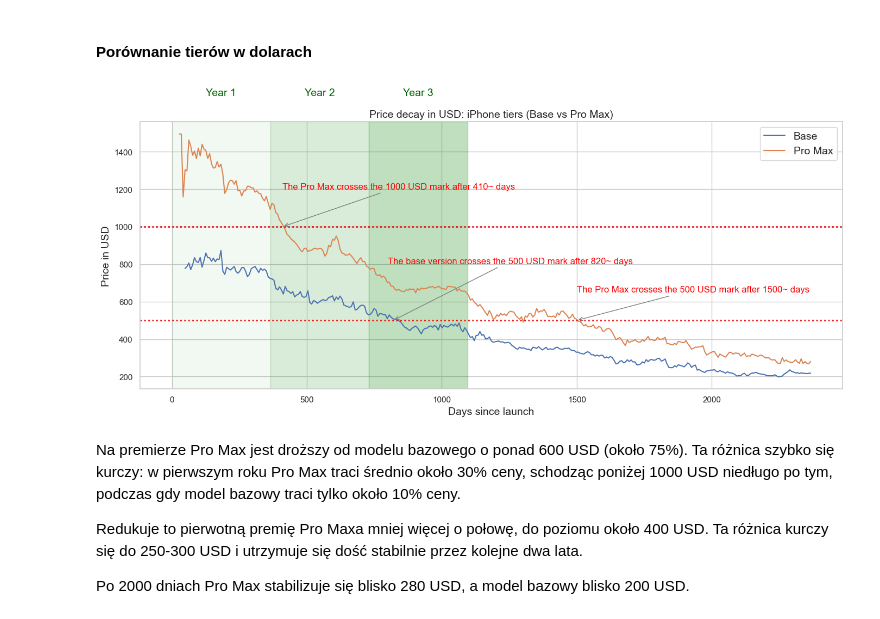
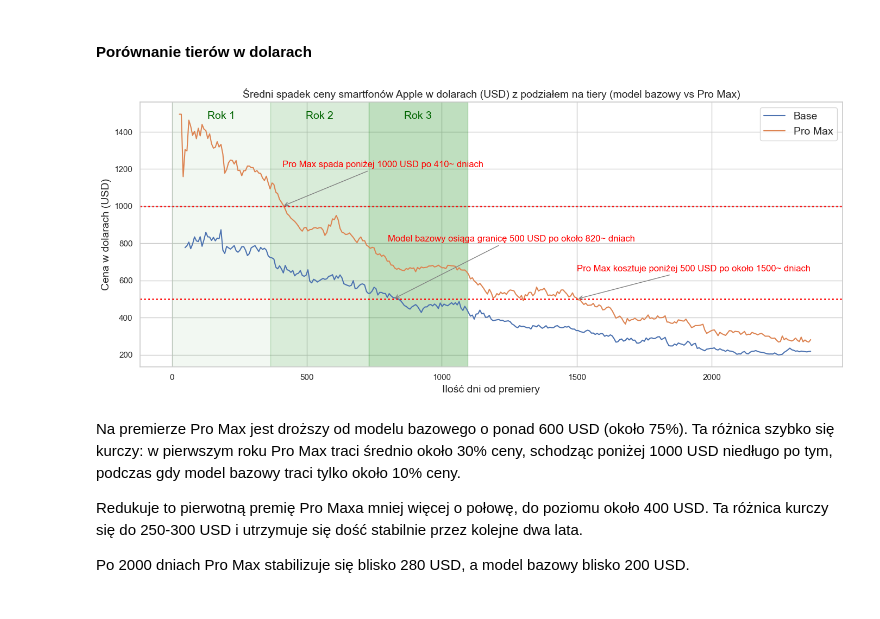
Before and after one commit to ady7ady7/amazon-smartphones-real-data-analysis, a Jupyter notebook: final_project_pl.ipynb, the cells around one changed output. Drawn from its saved outputs; the diff is of its cells as text; code cells hidden in the pictures.

Commit message:
Translated charts EN->PL, exported charts with savefig() to prepare them for the LI post

```diff
--- a/final_project_pl.ipynb
+++ b/final_project_pl.ipynb
@@ -28,7 +28,7 @@ sns.set_theme(style='whitegrid')
 
 Główny zbiór danych zawiera po jednym wierszu na każdy ASIN (każdy produkt, np. Iphone 13 Red 64 GB itd.) na tygodniowy snapshot cenowy. Zacznynam od wczytania danych i zbadania ich struktury.
 # %%
-data_folder = '../data/'
+data_folder = './data/'
 for file in os.listdir(data_folder):
     if 'price_history_full' in file:
         df = pd.read_csv(data_folder + file)
@@ -128,7 +128,7 @@ Na początku korzystałem z pierwszej ceny pobranej z historii Keepa, ale ostate
 
 Jako cenę premierową przyjąłem średnią ze wszystkich wariantów pamięci (np. cena iPhone 16 Pro to średnia cen wariantów 128GB, 256GB, 512GB, 1TB). Zamiast daty rozpoczęcia śledzenia przez Keepa, która bywa opóźniona o kilka miesięcy, używam `official_premiere_date` z tej tabeli jako punktu odniesienia dla wszystkich obliczeń,
 # %%
-original_launch_ref = pd.read_csv('../data/official_launch_prices.csv')
+original_launch_ref = pd.read_csv('./data/official_launch_prices.csv')
 
 print(f"{original_launch_ref.shape[0]} submodels")
 original_launch_ref.head(10)
@@ -812,49 +813,49 @@ apple_dollar_df = df[(df['brand'] == 'Apple') & (df['tier'].isin(['Base', 'Pro M
 
 plt.subplots(figsize=(14, 6))
 sns.lineplot(data=apple_dollar_df, x='days_rounded', y='NEW', hue='tier')
-plt.title('Price decay in USD: iPhone tiers (Base vs Pro Max)', fontsize=14)
-plt.xlabel('Days since launch', fontsize=14)
-plt.ylabel('Price in USD', fontsize=14)
+plt.title('Średni spadek ceny smartfonów Apple w dolarach (USD) z podziałem na tiery (model bazowy vs Pro Max)', fontsize=14)
+plt.xlabel('Ilość dni od premiery', fontsize=14)
+plt.ylabel('Cena w dolarach (USD)', fontsize=14)
 plt.legend(loc='upper right', fontsize=14)
 
 plt.axhline(1000, color='red', linestyle='dotted', linewidth=2) #horizontal lines for 500/1000 USD marks
 plt.axhline(500, color='red', linestyle='dotted', linewidth=2)
 
 
 plt.tight_layout()
 plt.axvspan(0, 365, alpha=0.05, color='green')
 plt.axvspan(365, 730, alpha=0.15, color='green')
 plt.axvspan(730, 1095, alpha=0.25, color='green')
 
-plt.text(182, 1700, 'Year 1', fontsize=14, color='darkgreen', ha='center') #YEARLY vertical spans for years
-plt.text(547, 1700, 'Year 2', fontsize=14, color='darkgreen', ha='center')
-plt.text(912, 1700, 'Year 3', fontsize=14, color='darkgreen', ha='center')
+plt.text(182, 1470, 'Rok 1', fontsize=14, color='darkgreen', ha='center') #YEARLY vertical spans for years
+plt.text(547, 1470, 'Rok 2', fontsize=14, color='darkgreen', ha='center')
+plt.text(912, 1470, 'Rok 3', fontsize=14, color='darkgreen', ha='center')
 
 plt.annotate(
-    text = 'The Pro Max crosses the 1000 USD mark after 410~ days',
+    text = 'Pro Max spada poniżej 1000 USD po 410~ dniach',
     xy = (410, 1000),
-    xytext= (410, 1200),
+    xytext= (410, 1210),
     arrowprops=dict(arrowstyle='->', color='gray'), fontsize=12, color='red'
     )
 
 plt.annotate(
-    text = 'The base version crosses the 500 USD mark after 820~ days',
+    text = 'Model bazowy osiąga granicę 500 USD po około 820~ dniach',
     xy = (820, 500),
-    xytext= (800, 803),
+    xytext= (800, 810),
     arrowprops=dict(arrowstyle='->', color='gray'), fontsize=12, color='red'
     )
 
 plt.annotate(
-    text = 'The Pro Max crosses the 500 USD mark after 1500~ days',
+    text = 'Pro Max kosztuje poniżej 500 USD po około 1500~ dniach',
     xy = (1500, 500),
     xytext= (1500, 650),
     arrowprops=dict(arrowstyle='->', color='gray'), fontsize=12, color='red'
     )
 
-
+plt.savefig('wykres2.png', dpi=300, bbox_inches='tight')
 plt.show()
 # %% [output]
-[figure, old version]
+[figure, new version]
 # %% [markdown]
 Na premierze Pro Max jest droższy od modelu bazowego o ponad 600 USD (około 75%). Ta różnica szybko się kurczy: w pierwszym roku Pro Max traci średnio około 30% ceny, schodząc poniżej 1000 USD niedługo po tym, podczas gdy model bazowy traci tylko około 10% ceny.
 
```
Also changed, not shown: parts of 19 cells of this notebook, 3 other files.
